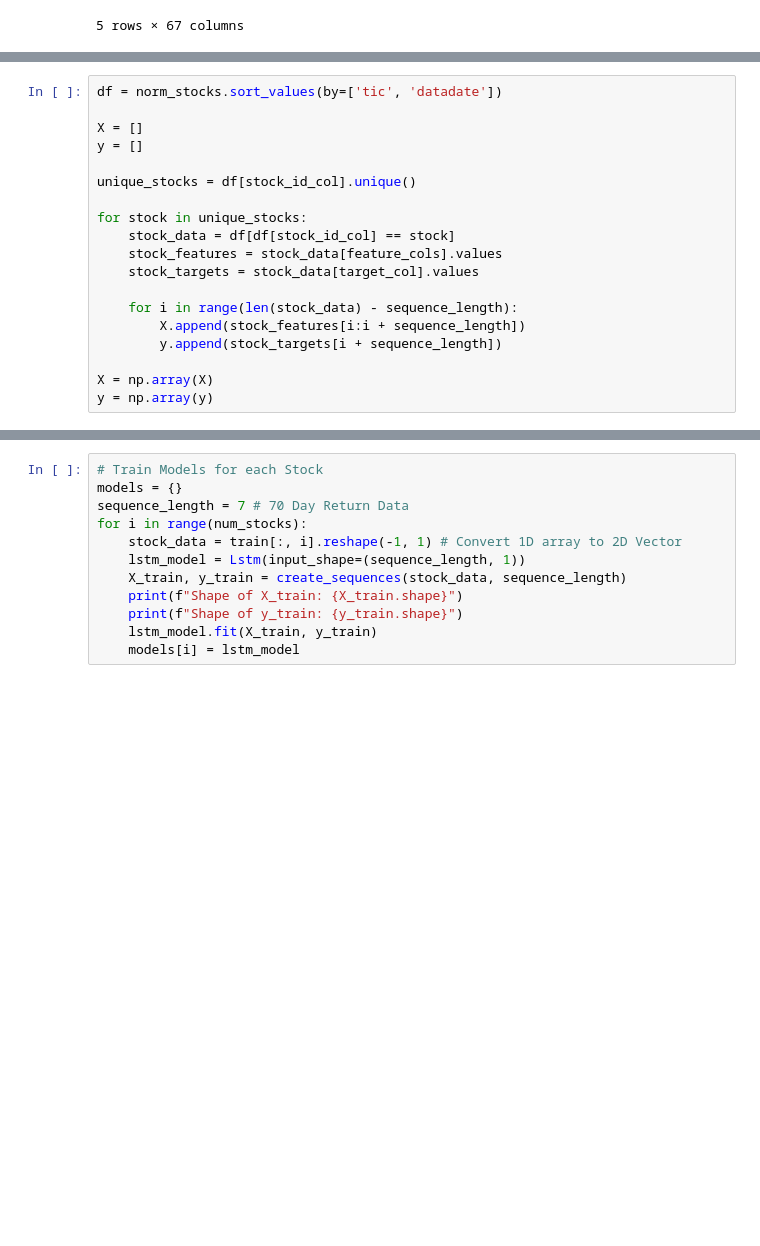
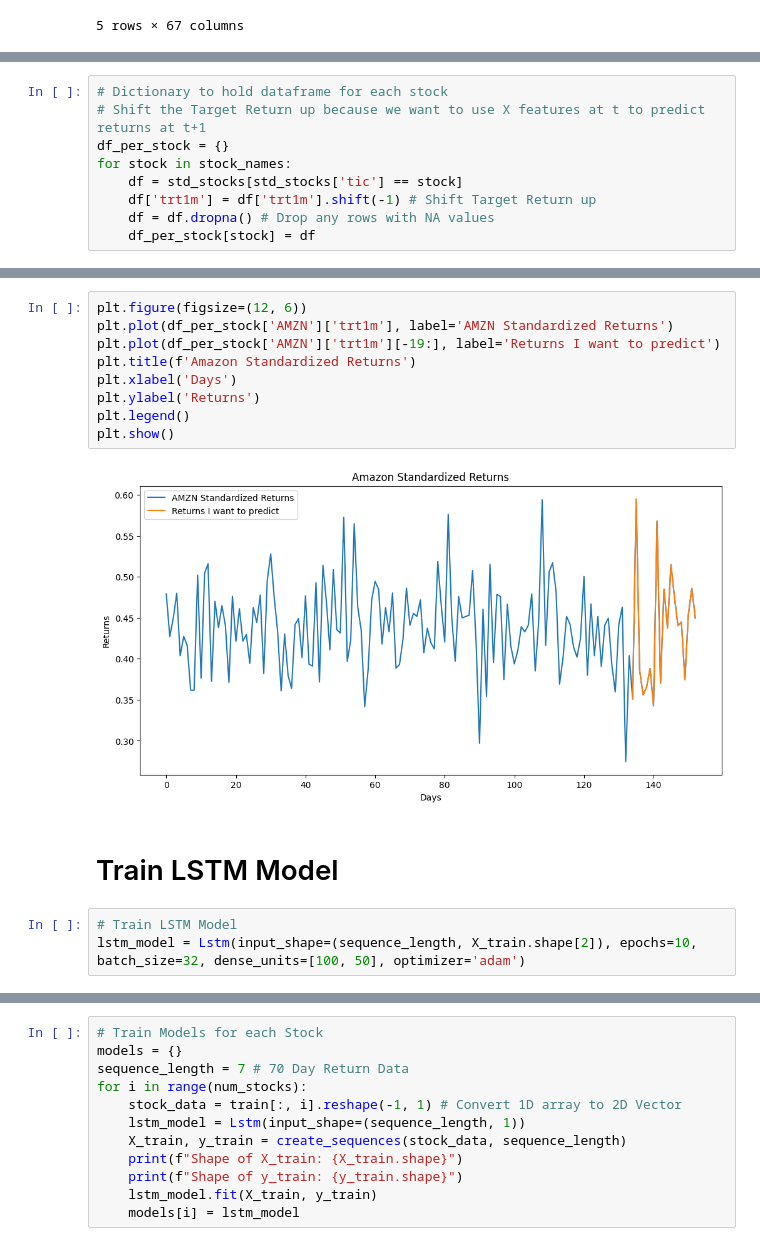
Before and after one commit to 97continuum/LSTM_based_Portfolio_Optimization, a Jupyter notebook: src/main.ipynb, the cells around one changed output, grey strips where cells are left out. Saved outputs shown, nothing was run; the diff lists cells and outputs as text; blank space fills up the shorter version.

Commit message:
Existing code now works for one stock and does hyperparameter tuning on it - next phase is to convert this to do it for all stocks

```diff
--- a/src/main.ipynb
+++ b/src/main.ipynb
@@ -31,19 +25,9 @@ unique_stocks
-# %%
-df = norm_stocks.sort_values(by=['tic', 'datadate'])
-
-X = []
-y = []
-
-unique_stocks = df[stock_id_col].unique()
-
-for stock in unique_stocks:
-    stock_data = df[df[stock_id_col] == stock]
-    stock_features = stock_data[feature_cols].values
-    stock_targets = stock_data[target_col].values
-
-    for i in range(len(stock_data) - sequence_length):
-        X.append(stock_features[i:i + sequence_length])
-        y.append(stock_targets[i + sequence_length])
-
-X = np.array(X)
-y = np.array(y)
+# %%
+# Dictionary to hold dataframe for each stock
+# Shift the Target Return up because we want to use X features at t to predict returns at t+1
+df_per_stock = {}
+for stock in stock_names:
+    df = std_stocks[std_stocks['tic'] == stock]
+    df['trt1m'] = df['trt1m'].shift(-1) # Shift Target Return up
+    df = df.dropna() # Drop any rows with NA values
+    df_per_stock[stock] = df
@@ -49,0 +85,16 @@ y = np.array(y)
+# %%
+plt.figure(figsize=(12, 6))
+plt.plot(df_per_stock['AMZN']['trt1m'], label='AMZN Standardized Returns')
+plt.plot(df_per_stock['AMZN']['trt1m'][-19:], label='Returns I want to predict')
+plt.title(f'Amazon Standardized Returns')
+plt.xlabel('Days')
+plt.ylabel('Returns')
+plt.legend()
+plt.show()
+# %% [output]
+[figure, added]
+# %% [markdown]
+# Train LSTM Model
+# %%
+# Train LSTM Model
+lstm_model = Lstm(input_shape=(sequence_length, X_train.shape[2]), epochs=10, batch_size=32, dense_units=[100, 50], optimizer='adam')
```
Also changed, not shown: parts of 30 cells of this notebook, 3 other files.
